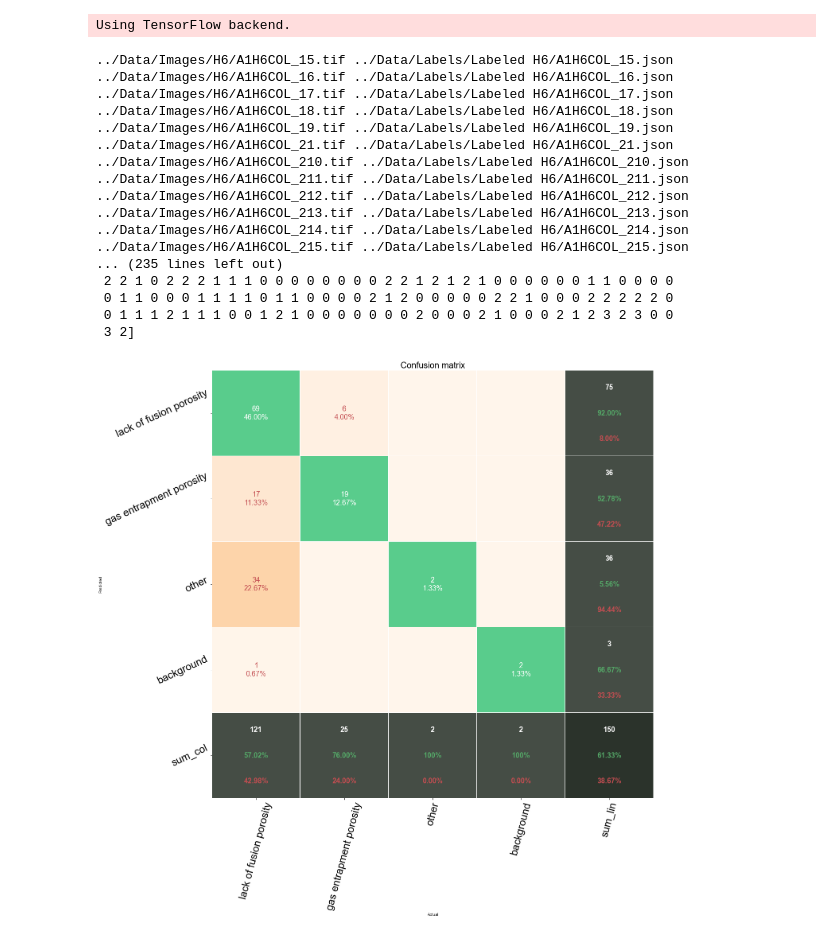
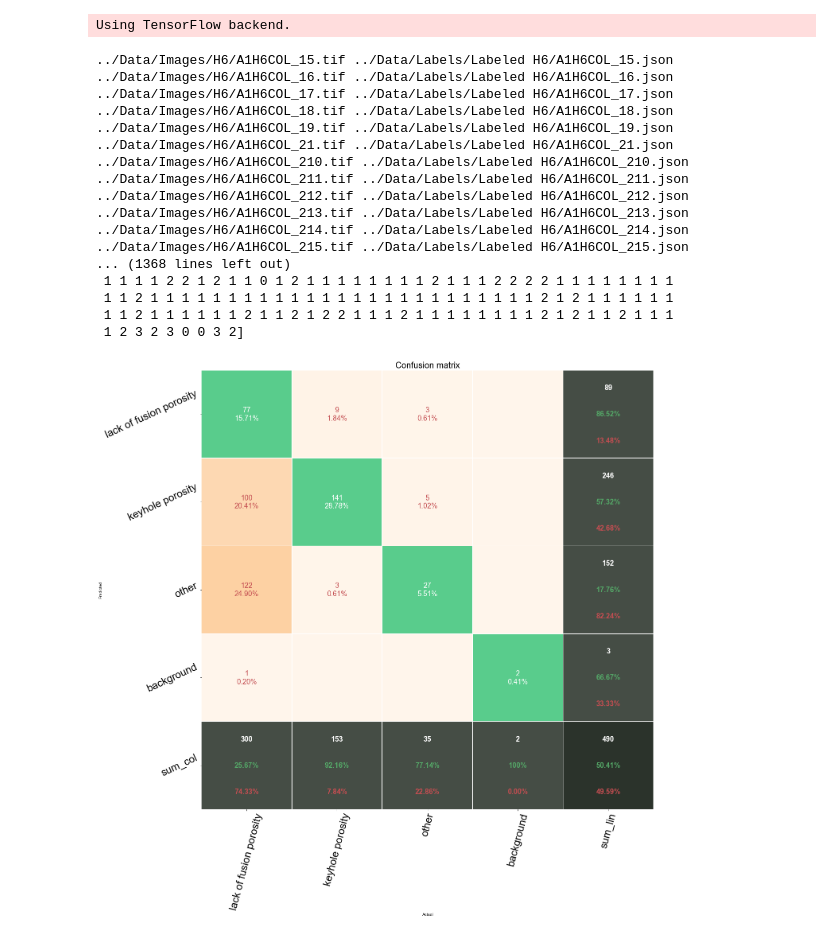
Before and after one commit to cabroderick/ML-AM-MQP, a Jupyter notebook: utils/confusion_matrix.ipynb, the cells around one changed output. Saved outputs shown, nothing was run; the diff lists cells and outputs as text; code cells hidden in the pictures.

```diff
--- a/utils/confusion_matrix.ipynb
+++ b/utils/confusion_matrix.ipynb
@@ -32,13 +32,13 @@ config = InferenceConfig()
 dataset = Model_Dataset()
 dataset.ROOT_IMG_DIR = '../Data/Images/'
 dataset.ROOT_ANNOTATION_DIR = '../Data/Labels/'
-dataset.IMG_DIRS = ['H6']
+dataset.IMG_DIRS = ['H6', 'J8', 'J0', 'J4', 'R0', 'R6', 'J4R', 'K0R']
 dataset.load_dataset(validation=True)
 dataset.prepare()
 
 model = MaskRCNN(mode='inference',
                  config=InferenceConfig(), model_dir='./')
-model.load_weights(filepath='../weights/mrcnn-2-2.h5', by_name=True)
+model.load_weights(filepath='../weights/mrcnn-2-7.h5', by_name=True)
 
 #############################
 # Generate confusion matrix
@@ -114,37 +114,38 @@ pred_class_id = np.array([2,3,2,3,2,3])
 pred_bbox = np.array([np.array([100,10,200,20]),np.array([110,15,220,25]),np.array([90,15,220,20]),np.array([101,20,100,21]),
                     np.array([500,20,1,20]),np.array([100,10,150,20])])
 
 #for this image, the gt and pred lists are :
 gt, pred = utils.gt_pred_lists(gt_class_id, gt_bbox, pred_class_id, pred_bbox)
 gt_tot = np.append(gt_tot, gt)
 pred_tot = np.append(pred_tot, pred)
 
 print("ground truth list : ",gt_tot)
 print("predicted list : ",pred_tot)
 
 #here i didnt set the columns list, since in the code if columns is note specified
 #it generates automatically a list from "class A" to "class ..". in this example, class A should be the background
 #Note : class A is the backround in this example
 tp,fp,fn=utils.plot_confusion_matrix_from_data(gt_tot,pred_tot,
-                                               columns=['lack of fusion porosity', 'gas entrapment porosity', 'other', 'background'],
+                                               columns=['lack of fusion porosity', 'keyhole porosity',
+                                                        'other', 'background'],
                                                fz=18, figsize=(20,20), lw=0.5)
 # %% [output]
 Using TensorFlow backend.
 ../Data/Images/H6/A1H6COL_15.tif ../Data/Labels/Labeled H6/A1H6COL_15.json
 ../Data/Images/H6/A1H6COL_16.tif ../Data/Labels/Labeled H6/A1H6COL_16.json
 ../Data/Images/H6/A1H6COL_17.tif ../Data/Labels/Labeled H6/A1H6COL_17.json
 ../Data/Images/H6/A1H6COL_18.tif ../Data/Labels/Labeled H6/A1H6COL_18.json
 ../Data/Images/H6/A1H6COL_19.tif ../Data/Labels/Labeled H6/A1H6COL_19.json
 ../Data/Images/H6/A1H6COL_21.tif ../Data/Labels/Labeled H6/A1H6COL_21.json
 ../Data/Images/H6/A1H6COL_210.tif ../Data/Labels/Labeled H6/A1H6COL_210.json
 ../Data/Images/H6/A1H6COL_211.tif ../Data/Labels/Labeled H6/A1H6COL_211.json
 ../Data/Images/H6/A1H6COL_212.tif ../Data/Labels/Labeled H6/A1H6COL_212.json
 ../Data/Images/H6/A1H6COL_213.tif ../Data/Labels/Labeled H6/A1H6COL_213.json
 ../Data/Images/H6/A1H6COL_214.tif ../Data/Labels/Labeled H6/A1H6COL_214.json
 ../Data/Images/H6/A1H6COL_215.tif ../Data/Labels/Labeled H6/A1H6COL_215.json
-... (235 lines left out)
- 2 2 1 0 2 2 2 1 1 1 0 0 0 0 0 0 0 0 2 2 1 2 1 2 1 0 0 0 0 0 0 1 1 0 0 0 0
- 0 1 1 0 0 0 1 1 1 1 0 1 1 0 0 0 0 2 1 2 0 0 0 0 0 2 2 1 0 0 0 2 2 2 2 2 0
- 0 1 1 1 2 1 1 1 0 0 1 2 1 0 0 0 0 0 0 0 2 0 0 0 2 1 0 0 0 2 1 2 3 2 3 0 0
- 3 2]
+... (1368 lines left out)
+ 1 1 1 1 2 2 1 2 1 1 0 1 2 1 1 1 1 1 1 1 1 2 1 1 1 2 2 2 2 1 1 1 1 1 1 1 1
+ 1 1 2 1 1 1 1 1 1 1 1 1 1 1 1 1 1 1 1 1 1 1 1 1 1 1 1 1 2 1 2 1 1 1 1 1 1
+ 1 1 2 1 1 1 1 1 1 2 1 1 2 1 2 2 1 1 1 2 1 1 1 1 1 1 1 1 2 1 2 1 1 2 1 1 1
+ 1 2 3 2 3 0 0 3 2]
-[figure, old version]
+[figure, new version]
```
Also changed, not shown: 3 other files.
